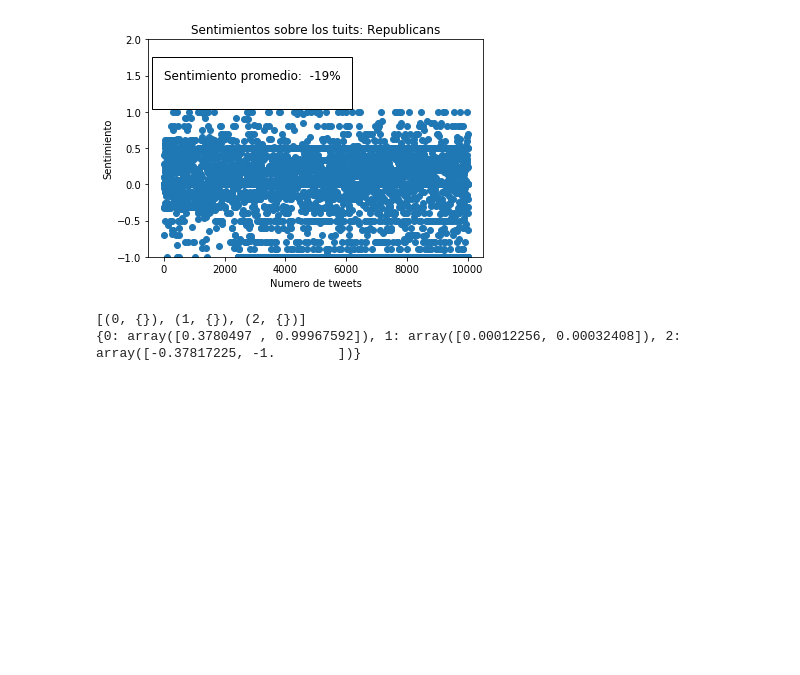
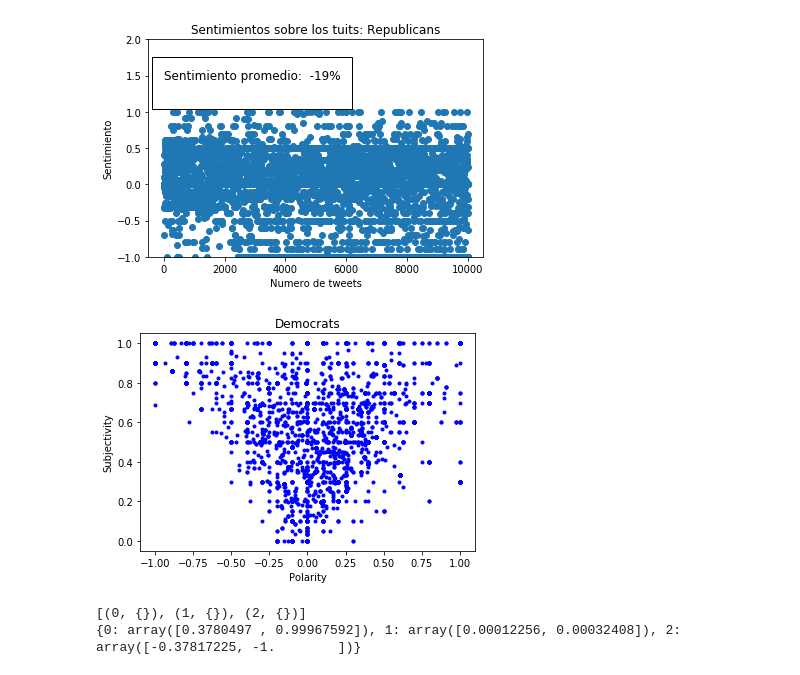
Before and after one commit to andriy47/TFM, a Jupyter notebook: Democrats.ipynb, the cells around one changed output. Cells and saved outputs as stored; diff of their text form; code cells hidden in the pictures; blank space fills up the shorter version.

```diff
--- a/Democrats.ipynb
+++ b/Democrats.ipynb
@@ -43,6 +43,14 @@ sentimentGraphNode = updateSentimentNode(graph)
 #print(sentimentGraphNode.node(data=True))
 # %%
 nx.write_graphml(sentimentGraphNode, "theDemocrat.graphml")
+# %%
+plt.plot(data[5],data[6],'.b')
+plt.xlabel('Polarity')
+plt.ylabel('Subjectivity')
+plt.title('Democrats')
+plt.show()
+# %% [output]
+[figure, added]
 # %%
 #PRUEBAS con write_graphml
 G = nx.path_graph(3)
```
Also changed, not shown: 3 other files.
